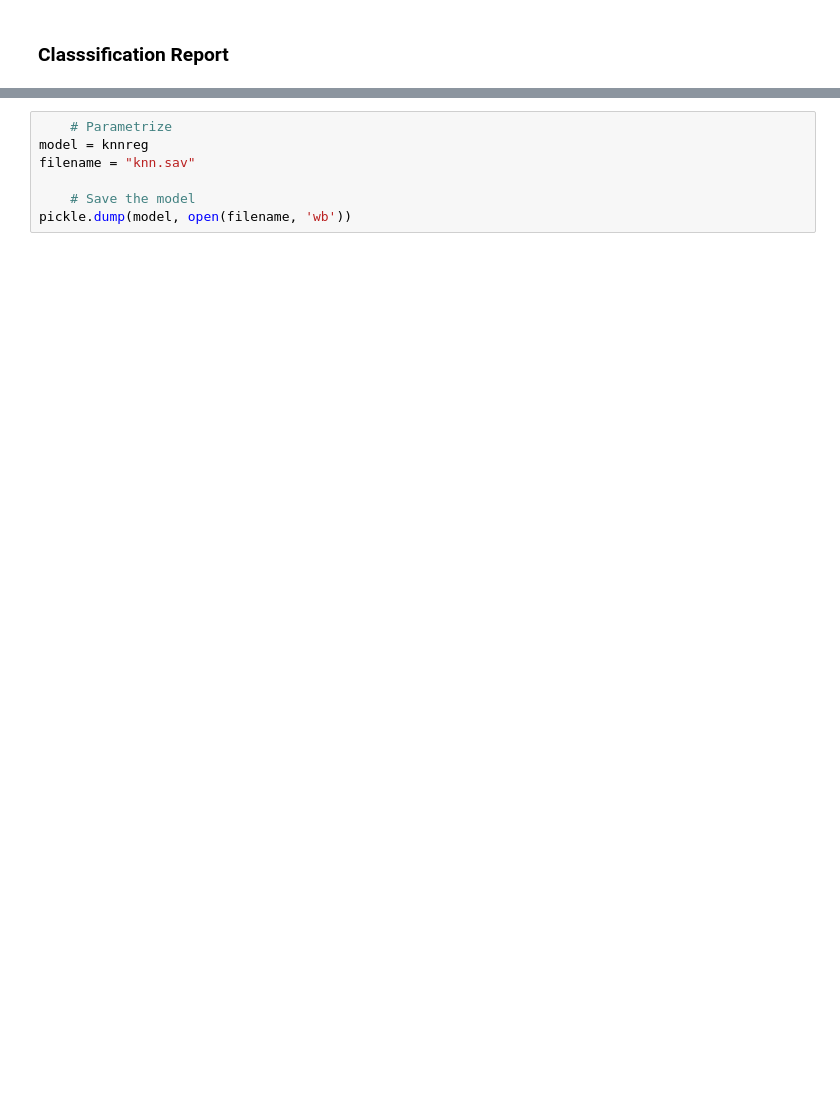
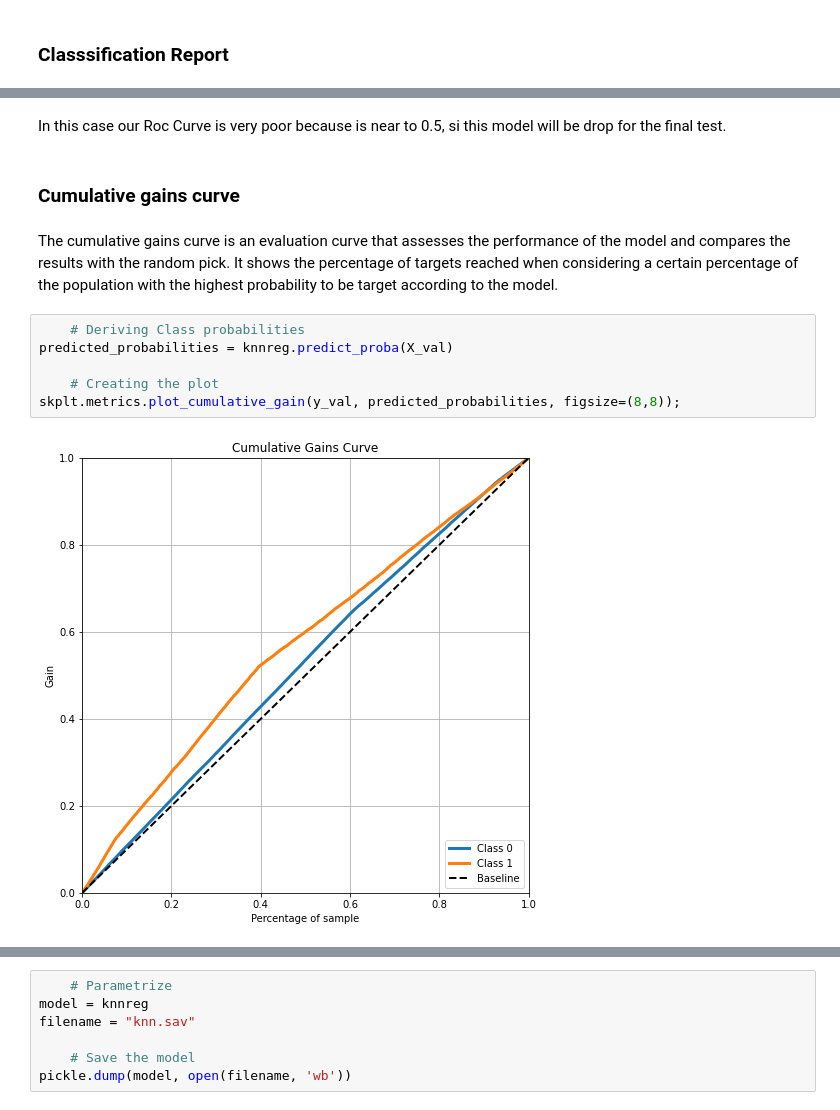
Before and after one commit to jlopezgaldon/lending_club, a Jupyter notebook: notebooks/08_KNN.ipynb, the cells around one changed output, grey strips where cells are left out. Cells and saved outputs as stored; diff of their text form; blank space fills up the shorter version.

```diff
--- a/notebooks/08_KNN.ipynb
+++ b/notebooks/08_KNN.ipynb
@@ -153,0 +191,14 @@ On the other hand, as we said above the model is very poor predicting Non-paymen
+# %% [markdown]
+In this case our Roc Curve is very poor because is near to 0.5, si this model will be drop for the final test.
+# %% [markdown]
+### Cumulative gains curve
+# %% [markdown]
+The cumulative gains curve is an evaluation curve that assesses the performance of the model and compares the results with the random pick. It shows the percentage of targets reached when considering a certain percentage of the population with the highest probability to be target according to the model.
+# %%
+    # Deriving Class probabilities
+predicted_probabilities = knnreg.predict_proba(X_val)
+
+    # Creating the plot
+skplt.metrics.plot_cumulative_gain(y_val, predicted_probabilities, figsize=(8,8));
+# %% [output]
+[figure, added]
```
Also changed, not shown: parts of 24 cells of this notebook, 1 other file.
